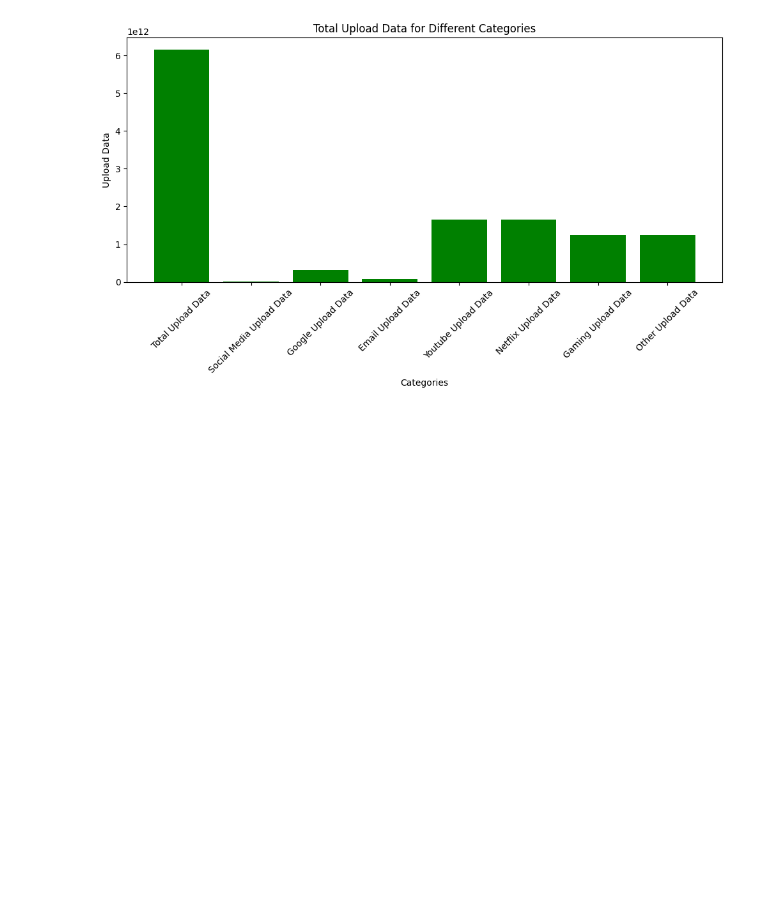
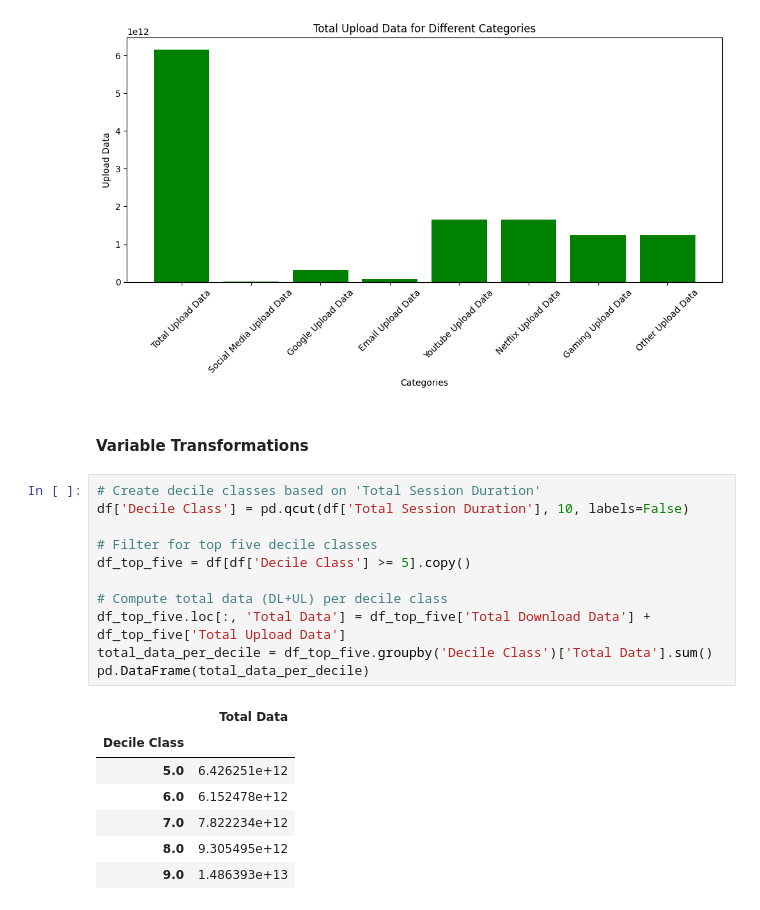
Before and after one commit to MubarekHussen/Telecom-Data-Driven-Investment-Analysis, a Jupyter notebook: notebooks/user_behavior_insight.ipynb, the cells around one changed output. Drawn from its saved outputs; the diff is of its cells as text; blank space fills up the shorter version.

```diff
--- a/notebooks/user_behavior_insight.ipynb
+++ b/notebooks/user_behavior_insight.ipynb
@@ -240,3 +244,24 @@ plt.show()
 # %% [output]
 [figure]
 [figure]
+# %% [markdown]
+#### Variable Transformations
+# %%
+# Create decile classes based on 'Total Session Duration'
+df['Decile Class'] = pd.qcut(df['Total Session Duration'], 10, labels=False)
+
+# Filter for top five decile classes
+df_top_five = df[df['Decile Class'] >= 5].copy()
+
+# Compute total data (DL+UL) per decile class
+df_top_five.loc[:, 'Total Data'] = df_top_five['Total Download Data'] + df_top_five['Total Upload Data']
+total_data_per_decile = df_top_five.groupby('Decile Class')['Total Data'].sum()
+pd.DataFrame(total_data_per_decile)
+# %% [output]
+|  | Total Data |
+| Decile Class |  |
+| 5.0 | 6.426251e+12 |
+| 6.0 | 6.152478e+12 |
+| 7.0 | 7.822234e+12 |
+| 8.0 | 9.305495e+12 |
+| 9.0 | 1.486393e+13 |
```
Also changed, not shown: parts of 6 cells of this notebook.
